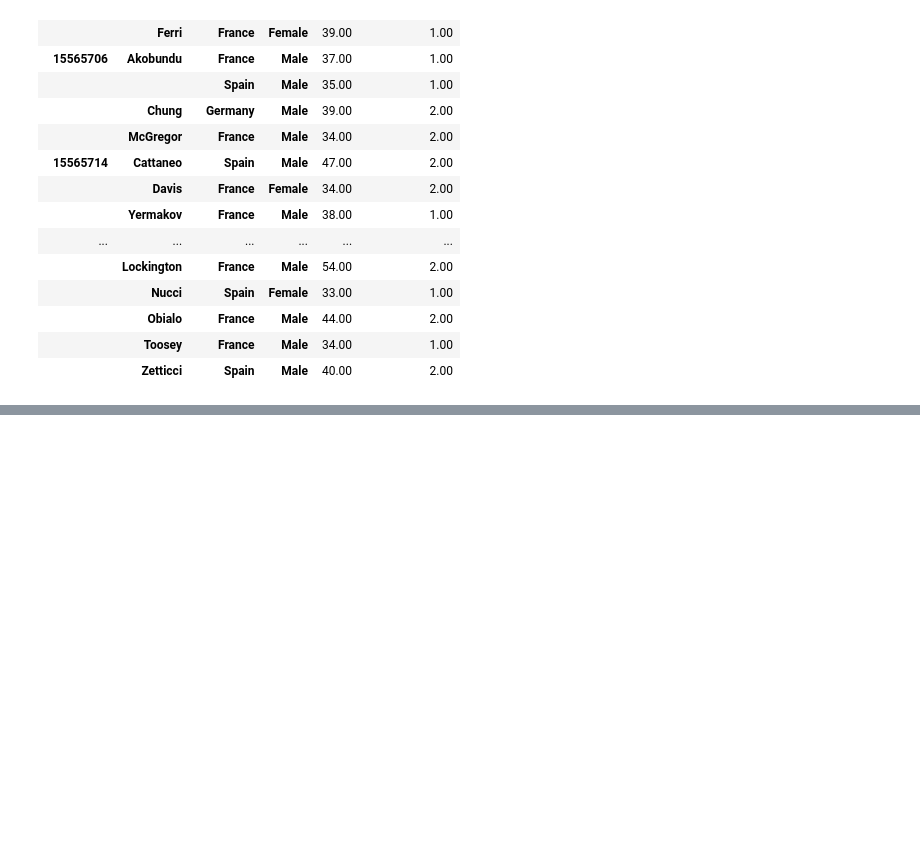
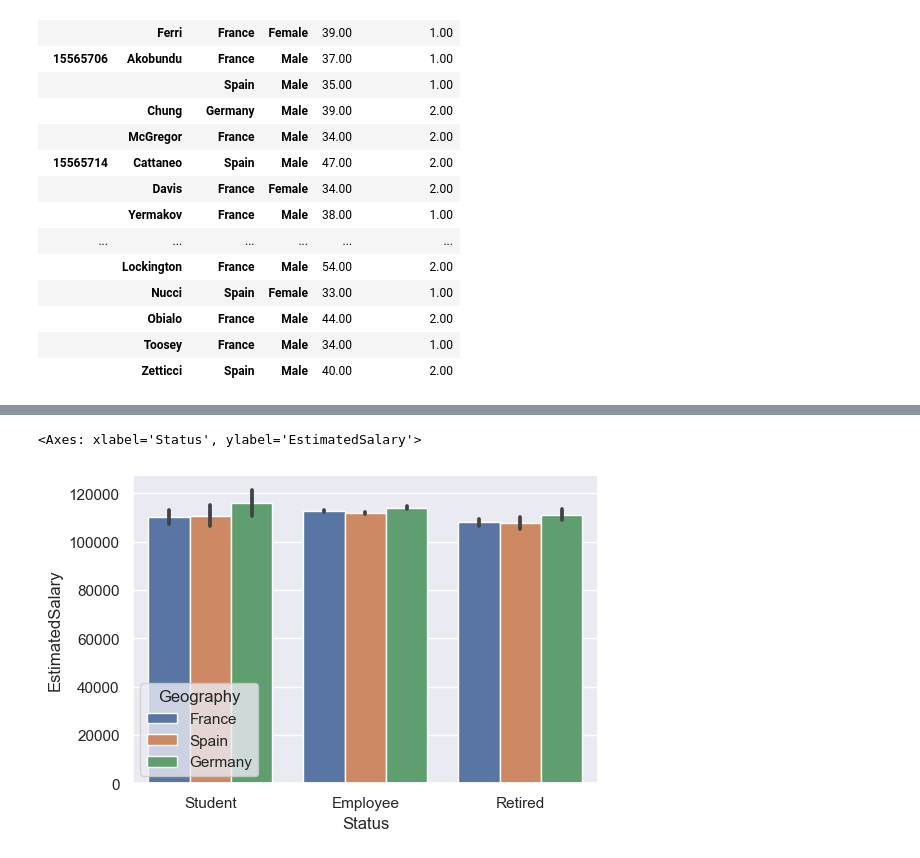
Before and after one commit to betuldemirdag/Ada_Lovelace_Akademi_Bitirme_Projesi, a Jupyter notebook: bank_churn.ipynb, the cells around one changed output, grey strips where cells are left out. Drawn from its saved outputs; the diff is of its cells as text; code cells hidden in the pictures; blank space fills up the shorter version.

```diff
--- a/bank_churn.ipynb
+++ b/bank_churn.ipynb
@@ -177,0 +189,5 @@ pd.pivot_table(data=train, index=["CustomerId", "Surname", "Geography", "Gender"
+# %%
+
+train["Status"] = pd.cut(train["Age"],
+                          bins = [train["Age"].min(), 22, 55, train["Age"].max()],
+                          labels= ["Student","Employee","Retired"])
@@ -177,0 +207,8 @@ pd.pivot_table(data=train, index=["CustomerId", "Surname", "Geography", "Gender"
+# %%
+sns.barplot(x = "Status",
+            y = "EstimatedSalary",
+            hue = "Geography" ,
+            data = train)
+# %% [output]
+<Axes: xlabel='Status', ylabel='EstimatedSalary'>
+[figure, added]
```
Also changed, not shown: parts of 15 cells of this notebook.
